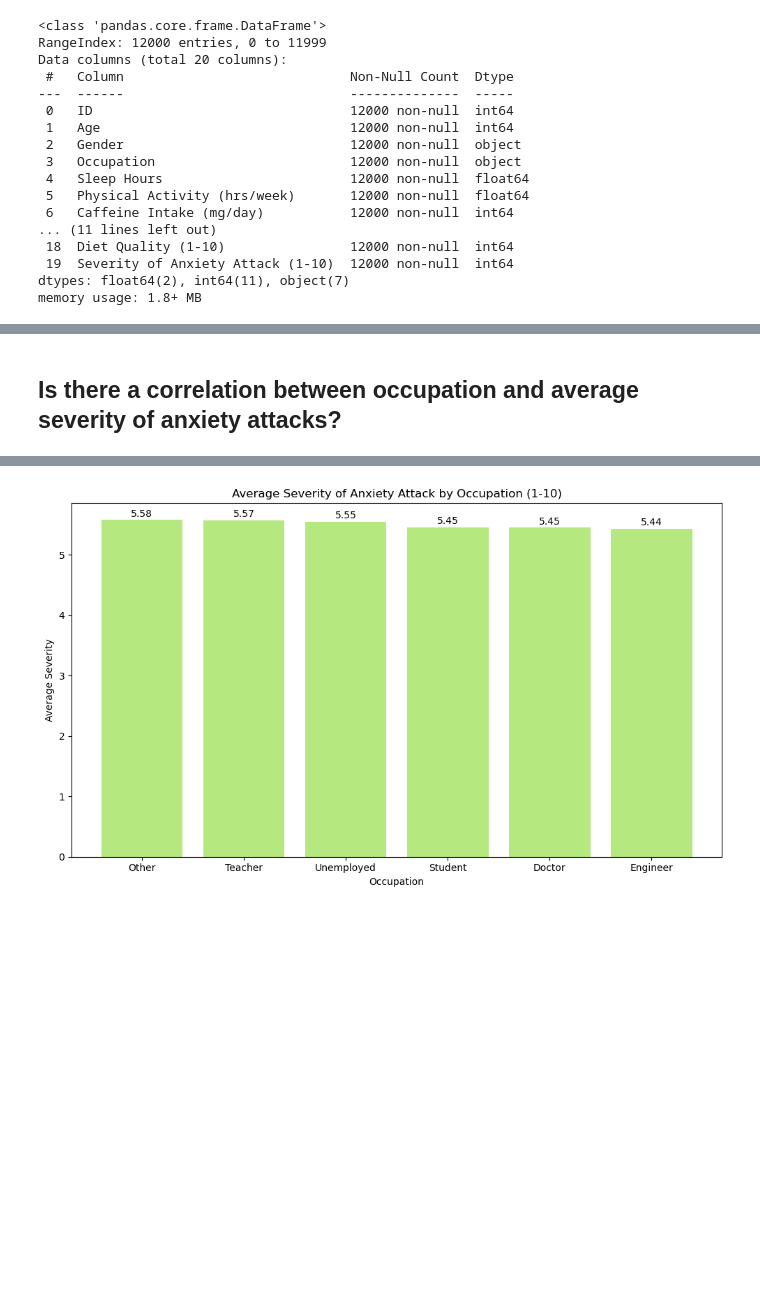
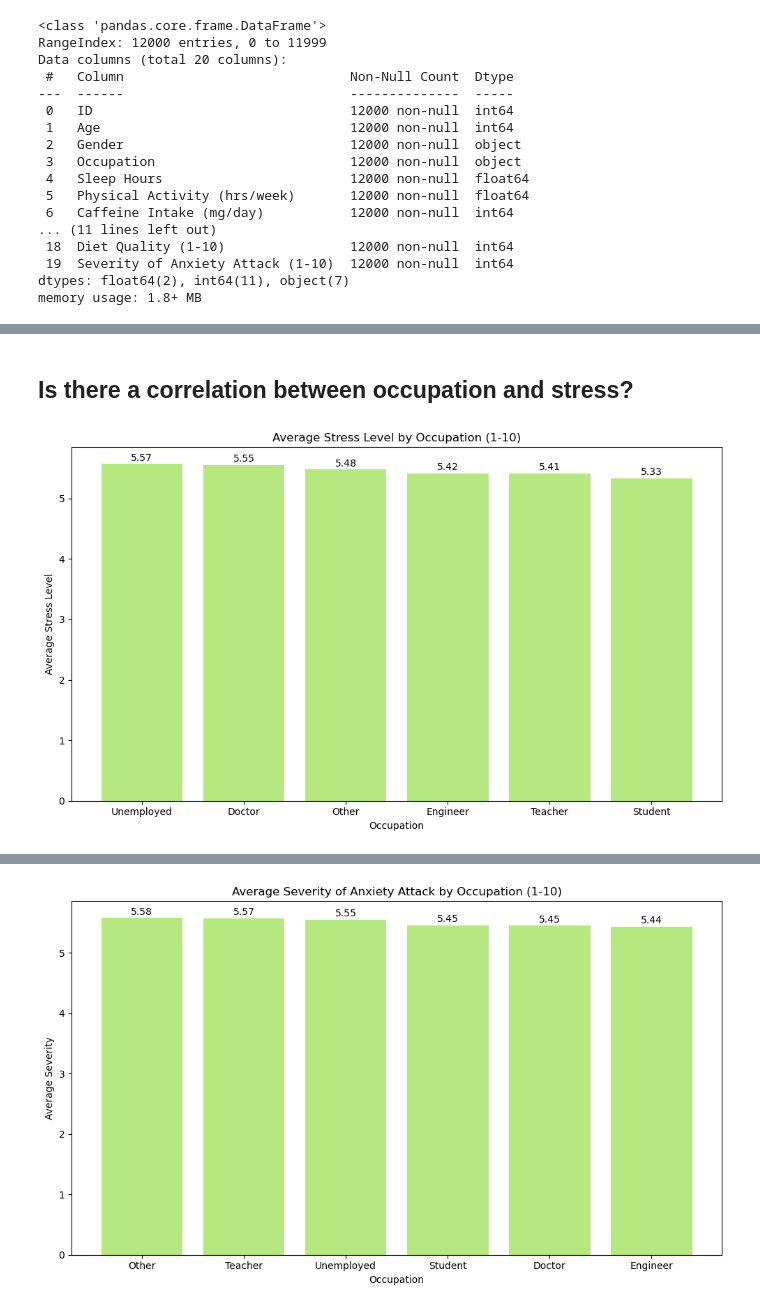
Before and after one commit to jonc1412/EDA-projects, a Jupyter notebook: anxiety-attack/anxiety_attack_analysis.ipynb, the cells around one changed output, grey strips where cells are left out. Saved outputs shown, nothing was run; the diff lists cells and outputs as text; code cells hidden in the pictures; blank space fills up the shorter version.

Commit message:
Correlation between sleep and stress/anxiety

```diff
--- a/anxiety-attack/anxiety_attack_analysis.ipynb
+++ b/anxiety-attack/anxiety_attack_analysis.ipynb
@@ -92,4 +92,29 @@ df.describe()
 | 75% | 9000.25000 | 53.00000 | 8.200000 | 7.525000 | 371.000000 | 15.000000 | ... |
 | max | 12000.00000 | 64.00000 | 10.000000 | 10.000000 | 499.000000 | 19.000000 | ... |
 # %% [markdown]
-## Is there a correlation between occupation and average severity of anxiety attacks?
+## Is there a correlation between occupation and stress?
+# %%
+occupation_df = df.groupby('Occupation')
+occupation_stress = occupation_df['Stress Level (1-10)'].mean()
+occupation_stress = occupation_stress.sort_values(ascending=False).reset_index()
+
+plt.figure(figsize=(10, 6))
+
+bars = plt.bar(occupation_stress['Occupation'], occupation_stress['Stress Level (1-10)'], color='#B6E880')
+
+plt.title('Average Stress Level by Occupation (1-10)')
+plt.xlabel('Occupation')
+plt.ylabel('Average Stress Level')
+plt.tight_layout()
+
+for bar in bars:
+    plt.text(
+        bar.get_x() + bar.get_width() / 2,
+        bar.get_height() + 0.02,
+        f'{bar.get_height():.2f}',
+        ha='center', va='bottom', fontsize=10
+    )
+
+plt.show()
+# %% [output]
+[figure, added]
```
Also changed, not shown: parts of 4 cells of this notebook.
